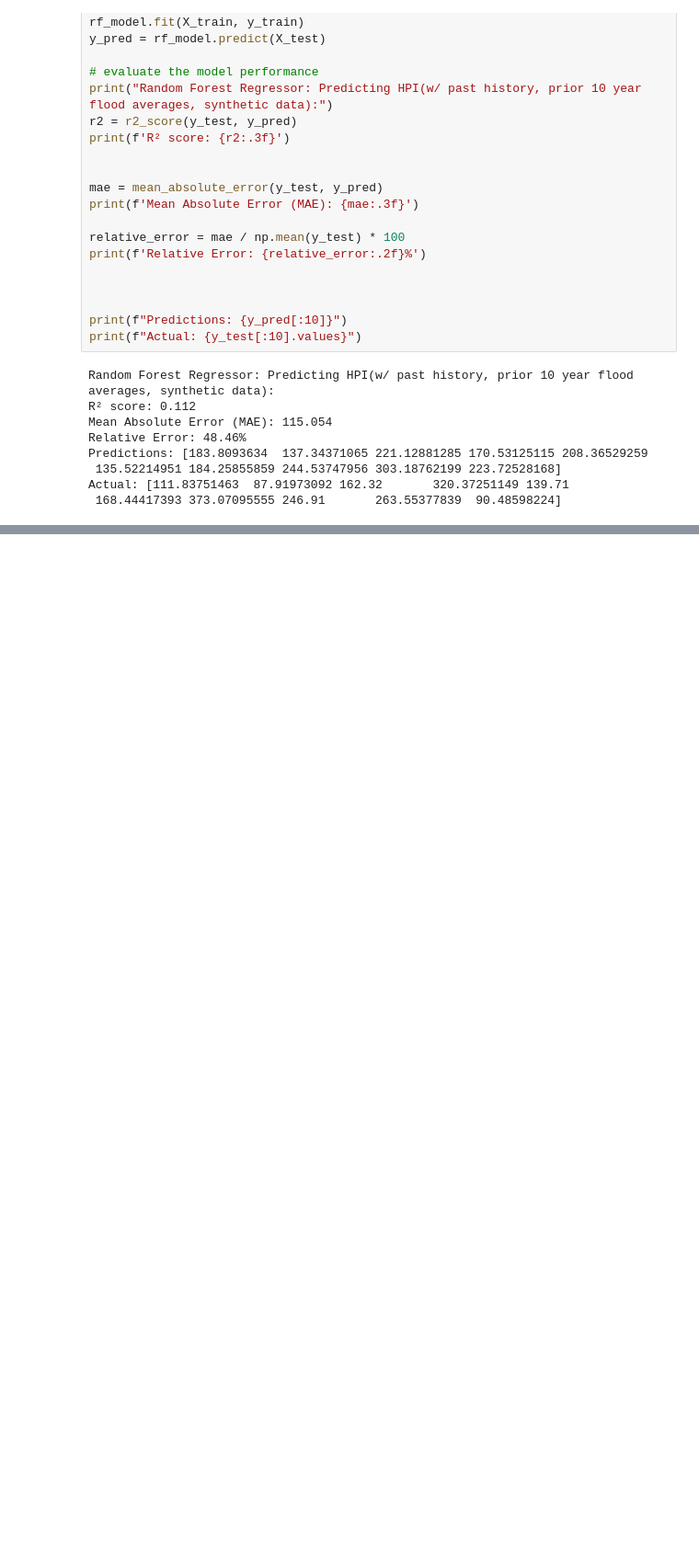
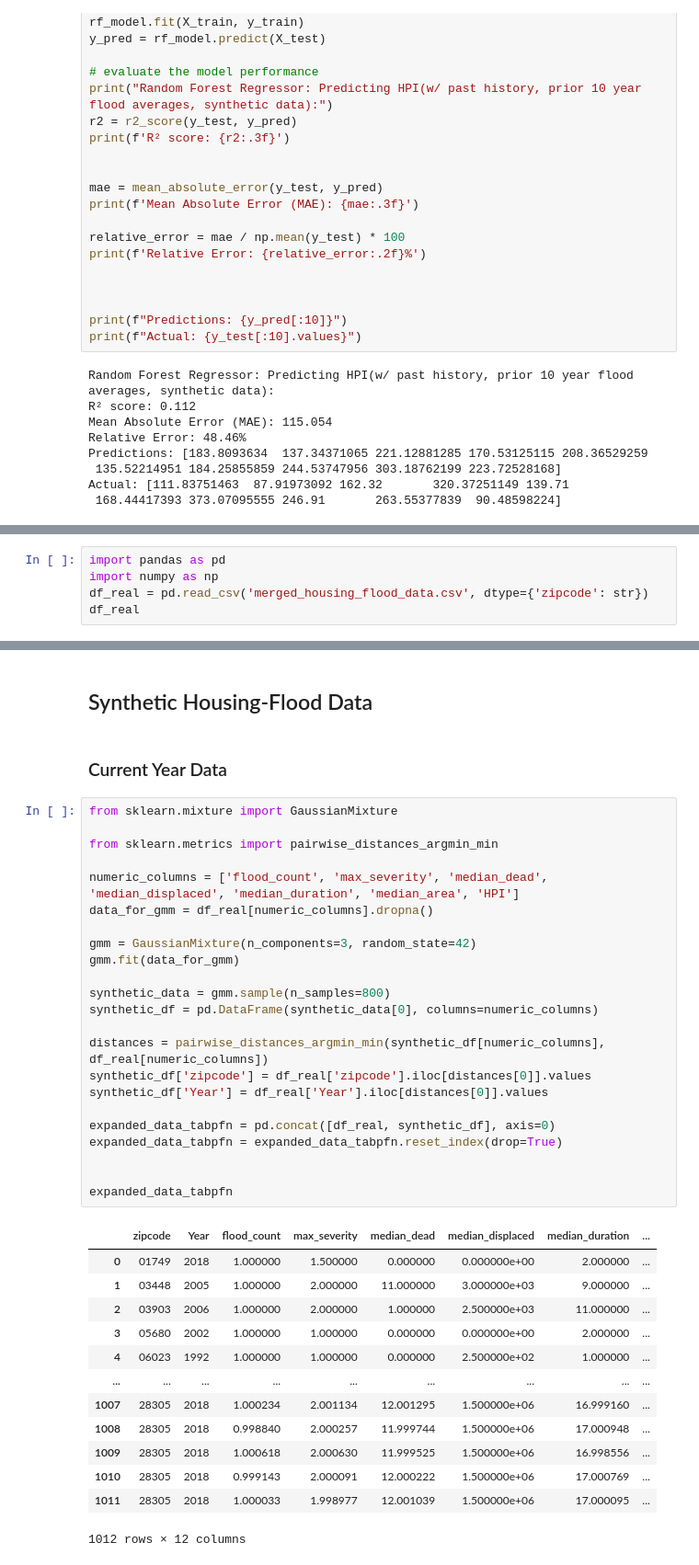
Before and after one commit to melina-thegarza/ml-climate, a Jupyter notebook: src/natural_disaster_housing_prediction.ipynb, the cells around one changed output, grey strips where cells are left out. Shown at 92% size. Drawn from its saved outputs; the diff is of its cells as text; blank space fills up the shorter version.

Commit message:
tried the TabPFNRegressor to predict housing values

```diff
--- a/src/natural_disaster_housing_prediction.ipynb
+++ b/src/natural_disaster_housing_prediction.ipynb
@@ -619,0 +658,5 @@ Actual: [111.83751463  87.91973092 162.32       320.37251149 139.71
+# %%
+import pandas as pd
+import numpy as np
+df_real = pd.read_csv('merged_housing_flood_data.csv', dtype={'zipcode': str})
+df_real
@@ -619,0 +769,41 @@ Actual: [111.83751463  87.91973092 162.32       320.37251149 139.71
+# %% [markdown]
+## Synthetic Housing-Flood Data
+# %% [markdown]
+### Current Year Data
+# %%
+from sklearn.mixture import GaussianMixture
+
+from sklearn.metrics import pairwise_distances_argmin_min
+
+numeric_columns = ['flood_count', 'max_severity', 'median_dead', 'median_displaced', 'median_duration', 'median_area', 'HPI']
+data_for_gmm = df_real[numeric_columns].dropna()
+
+gmm = GaussianMixture(n_components=3, random_state=42)
+gmm.fit(data_for_gmm)
+
+synthetic_data = gmm.sample(n_samples=800)
+synthetic_df = pd.DataFrame(synthetic_data[0], columns=numeric_columns)
+
+distances = pairwise_distances_argmin_min(synthetic_df[numeric_columns], df_real[numeric_columns])
+synthetic_df['zipcode'] = df_real['zipcode'].iloc[distances[0]].values
+synthetic_df['Year'] = df_real['Year'].iloc[distances[0]].values
+
+expanded_data_tabpfn = pd.concat([df_real, synthetic_df], axis=0)
+expanded_data_tabpfn = expanded_data_tabpfn.reset_index(drop=True)
+
+
+expanded_data_tabpfn
+# %% [output]
+|  | zipcode | Year | flood_count | max_severity | median_dead | median_displaced | median_duration | ... |
+| 0 | 01749 | 2018 | 1.000000 | 1.500000 | 0.000000 | 0.000000e+00 | 2.000000 | ... |
+| 1 | 03448 | 2005 | 1.000000 | 2.000000 | 11.000000 | 3.000000e+03 | 9.000000 | ... |
+| 2 | 03903 | 2006 | 1.000000 | 2.000000 | 1.000000 | 2.500000e+03 | 11.000000 | ... |
+| 3 | 05680 | 2002 | 1.000000 | 1.000000 | 0.000000 | 0.000000e+00 | 2.000000 | ... |
+| 4 | 06023 | 1992 | 1.000000 | 1.000000 | 0.000000 | 2.500000e+02 | 1.000000 | ... |
+| ... | ... | ... | ... | ... | ... | ... | ... | ... |
+| 1007 | 28305 | 2018 | 1.000234 | 2.001134 | 12.001295 | 1.500000e+06 | 16.999160 | ... |
+| 1008 | 28305 | 2018 | 0.998840 | 2.000257 | 11.999744 | 1.500000e+06 | 17.000948 | ... |
+| 1009 | 28305 | 2018 | 1.000618 | 2.000630 | 11.999525 | 1.500000e+06 | 16.998556 | ... |
+| 1010 | 28305 | 2018 | 0.999143 | 2.000091 | 12.000222 | 1.500000e+06 | 17.000769 | ... |
+| 1011 | 28305 | 2018 | 1.000033 | 1.998977 | 12.001039 | 1.500000e+06 | 17.000095 | ... |
+1012 rows × 12 columns
```
Also changed, not shown: parts of 17 cells of this notebook, 1 other file.
